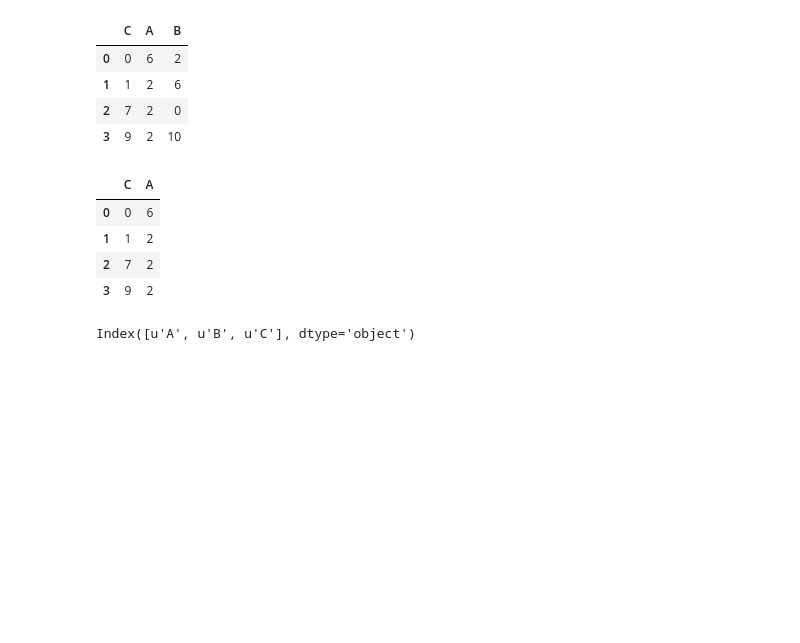
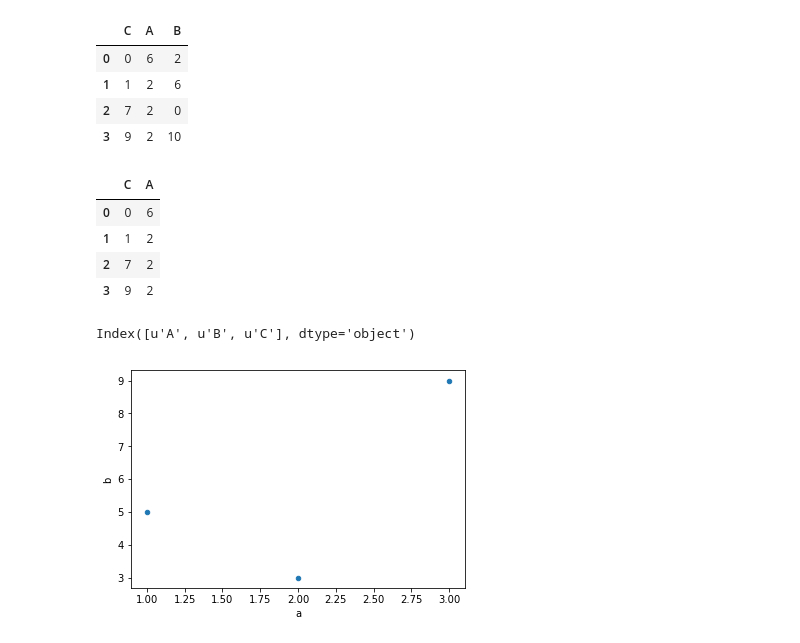
Before and after one commit to biosckon/python_notes, a Jupyter notebook: day3.ipynb, the cells around one changed output. Drawn from its saved outputs; the diff is of its cells as text; code cells hidden in the pictures; blank space fills up the shorter version.

```diff
--- a/day3.ipynb
+++ b/day3.ipynb
@@ -665,0 +668,7 @@ Index([u'A', u'B', u'C'], dtype='object')
+# %%
+df = pd.DataFrame({'a': [1, 2,3],
+                  'b': [5, 3, 9]}, index=[7,8, 9])
+# %%
+ax = df.plot(kind='scatter', x='a', y='b')
+# %% [output]
+[figure, added]
```
Also changed, not shown: parts of 11 cells of this notebook, 1 other file.
